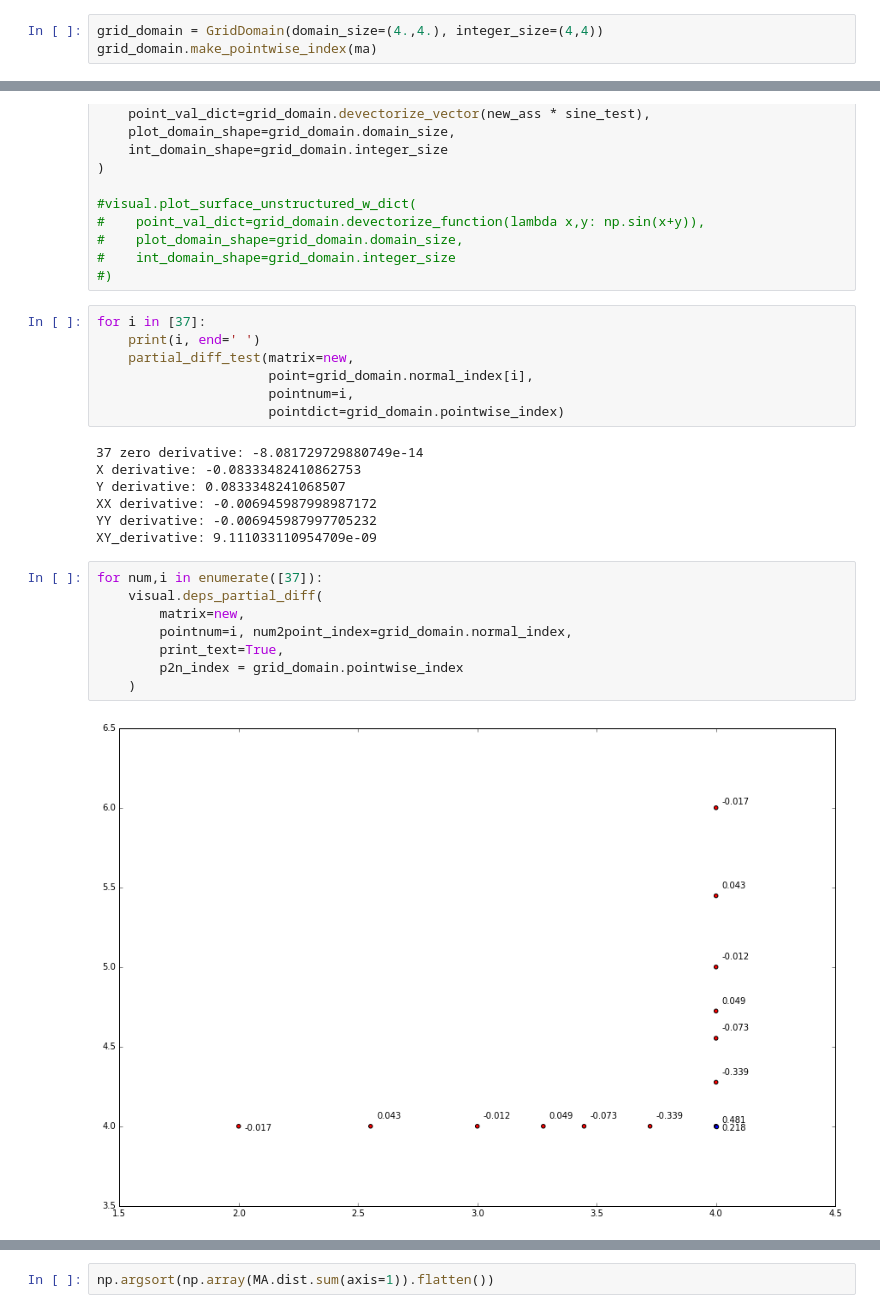
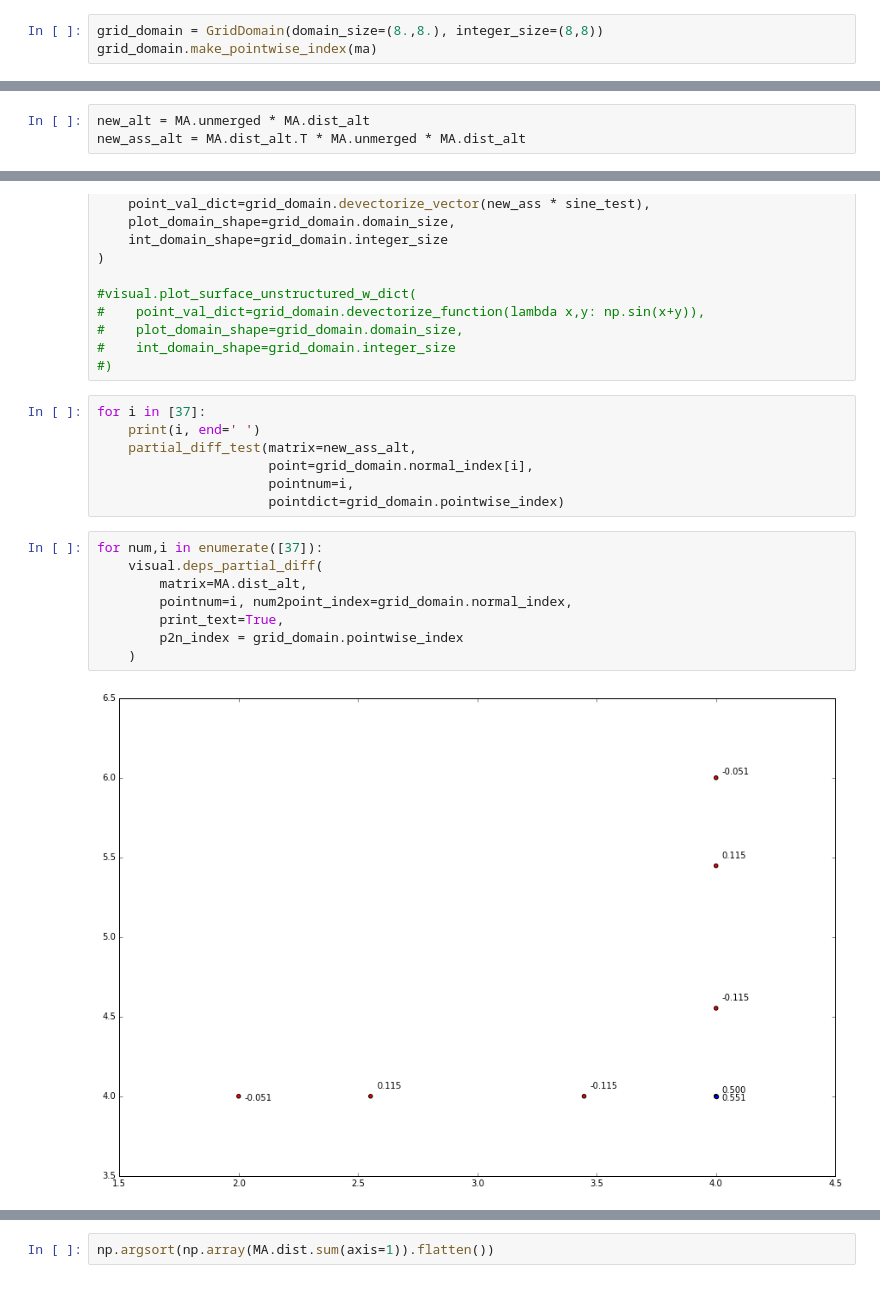
Before and after one commit to leonshting/another-fem-framework, a Jupyter notebook: workflow/testing_operator.ipynb, the cells around one changed output, grey strips where cells are left out. Drawn from its saved outputs; the diff is of its cells as text.

```diff
--- a/workflow/testing_operator.ipynb
+++ b/workflow/testing_operator.ipynb
@@ -154,7 +152,7 @@ ma._weak_edge_connections[((1, 0),((1, 0), (1, 2)))] = {((0, 0), ((1, 0), (1, 1)
    (14, 23),
    (15, 9)]}
 # %%
-grid_domain = GridDomain(domain_size=(4.,4.), integer_size=(4,4))
+grid_domain = GridDomain(domain_size=(8.,8.), integer_size=(8,8))
 grid_domain.make_pointwise_index(ma)
 # %%
 ifma2 = AssemblyInterface2D(allocator=ma)
@@ -166,4 +164,7 @@ MA.assemble_glob_local()
 # %%
 new = MA.unmerged * MA.dist
 new_ass = MA.dist.T * MA.unmerged * MA.dist
+# %%
+new_alt = MA.unmerged * MA.dist_alt
+new_ass_alt = MA.dist_alt.T * MA.unmerged * MA.dist_alt
 # %%
@@ -192,24 +192,17 @@ visual.plot_surface_unstructured_w_dict(
 # %%
 for i in [37]:
     print(i, end=' ')
-    partial_diff_test(matrix=new,
+    partial_diff_test(matrix=new_ass_alt,
                       point=grid_domain.normal_index[i],
                       pointnum=i,
                       pointdict=grid_domain.pointwise_index)
-# %% [output]
-37 zero derivative: -8.081729729880749e-14
-X derivative: -0.08333482410862753
-Y derivative: 0.0833348241068507
-XX derivative: -0.006945987998987172
-YY derivative: -0.006945987997705232
-XY_derivative: 9.111033110954709e-09
 # %%
 for num,i in enumerate([37]):
     visual.deps_partial_diff(
-        matrix=new,
+        matrix=MA.dist_alt,
         pointnum=i, num2point_index=grid_domain.normal_index,
         print_text=True,
         p2n_index = grid_domain.pointwise_index
     )
 # %% [output]
-[figure, old version]
+[figure, new version]
```
Also changed, not shown: parts of 7 cells of this notebook, 1 other file.
